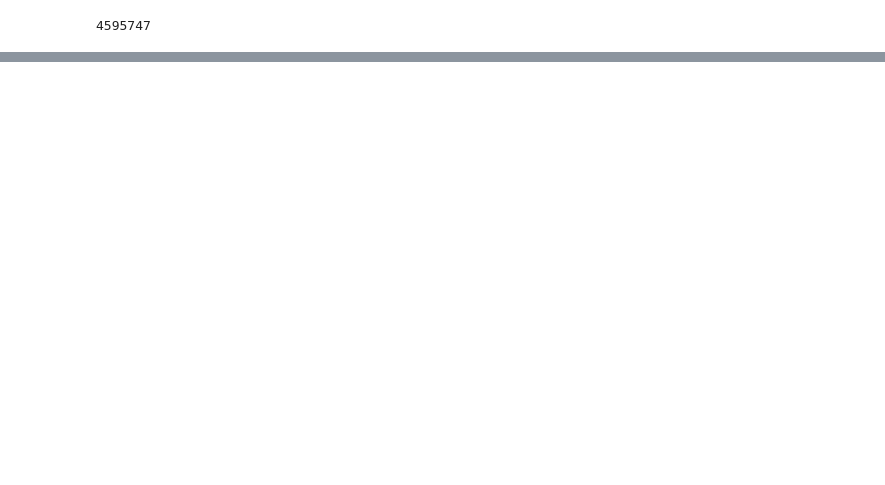
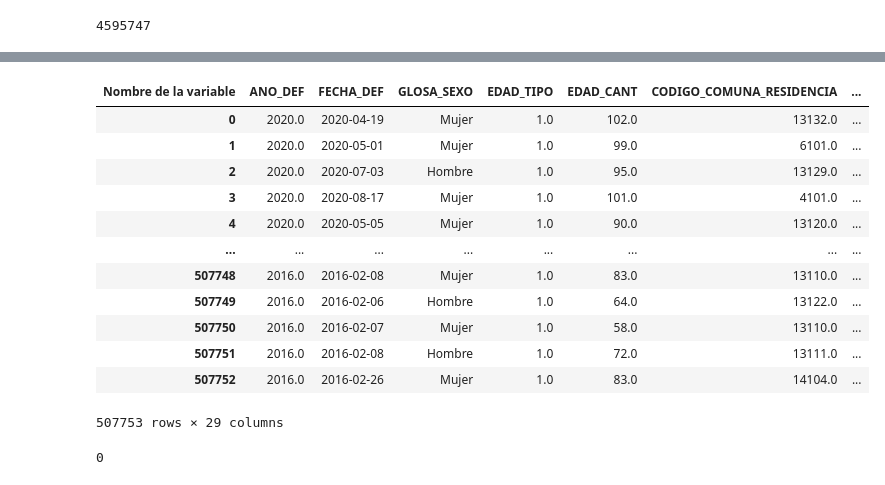
Before and after one commit to panchohumeres/dynamo-covid, a Jupyter notebook: ETL/DEIS.ipynb, the cells around one changed output, grey strips where cells are left out. Drawn from its saved outputs; the diff is of its cells as text; code cells hidden in the pictures; blank space fills up the shorter version.

```diff
--- a/ETL/DEIS.ipynb
+++ b/ETL/DEIS.ipynb
@@ -25,0 +51,12 @@ deis = pd.read_csv(path+'DEIS.rar', compression='rar',
+# %%
+deis['Metropolitana']=0
+deis.loc[deis['GLOSA_REG_RES']=='Metropolitana de Santiago','Metropolitana']=1
+deis['Metropolitana']=deis['Metropolitana'].replace({0:'Resto de Chile',1:'Región Metropolitana'})
+# %%
+deis['FECHA_DEF']=pd.to_datetime(deis['FECHA_DEF'])
+deis['FECHA_DEF']=deis['FECHA_DEF'].dt.to_pydatetime()
+# %%
+deis['FECHA_STR']=deis['FECHA_DEF'].dt.strftime('%d-%m-%Y')
+# %%
+deis['COVID']=deis['DIAG1'].replace({'U071':'Covid PCR+','U072':'Covid Sospechoso'})
+deis.loc[~deis['DIAG1'].isin(['U071','U072']),'COVID']=np.nan
@@ -25,0 +100,21 @@ deis = pd.read_csv(path+'DEIS.rar', compression='rar',
+# %%
+deis
+# %% [output]
+| Nombre de la variable | ANO_DEF | FECHA_DEF | GLOSA_SEXO | EDAD_TIPO | EDAD_CANT | CODIGO_COMUNA_RESIDENCIA | ... |
+| 0 | 2020.0 | 2020-04-19 | Mujer | 1.0 | 102.0 | 13132.0 | ... |
+| 1 | 2020.0 | 2020-05-01 | Mujer | 1.0 | 99.0 | 6101.0 | ... |
+| 2 | 2020.0 | 2020-07-03 | Hombre | 1.0 | 95.0 | 13129.0 | ... |
+| 3 | 2020.0 | 2020-08-17 | Mujer | 1.0 | 101.0 | 4101.0 | ... |
+| 4 | 2020.0 | 2020-05-05 | Mujer | 1.0 | 90.0 | 13120.0 | ... |
+| ... | ... | ... | ... | ... | ... | ... | ... |
+| 507748 | 2016.0 | 2016-02-08 | Mujer | 1.0 | 83.0 | 13110.0 | ... |
+| 507749 | 2016.0 | 2016-02-06 | Hombre | 1.0 | 64.0 | 13122.0 | ... |
+| 507750 | 2016.0 | 2016-02-07 | Mujer | 1.0 | 58.0 | 13110.0 | ... |
+| 507751 | 2016.0 | 2016-02-08 | Hombre | 1.0 | 72.0 | 13111.0 | ... |
+| 507752 | 2016.0 | 2016-02-26 | Mujer | 1.0 | 83.0 | 14104.0 | ... |
+507753 rows × 29 columns
+# %%
+os.system('jupyter nbconvert --output /home/jovyan/work/ETLdocs/' + 'ETL_covid-chile.html' + ' --to html ' +
+          '/home/jovyan/work/ETL/covid-chile.ipynb')
+# %% [output]
+0
```
Also changed, not shown: parts of 10 cells of this notebook, 9 other files.
